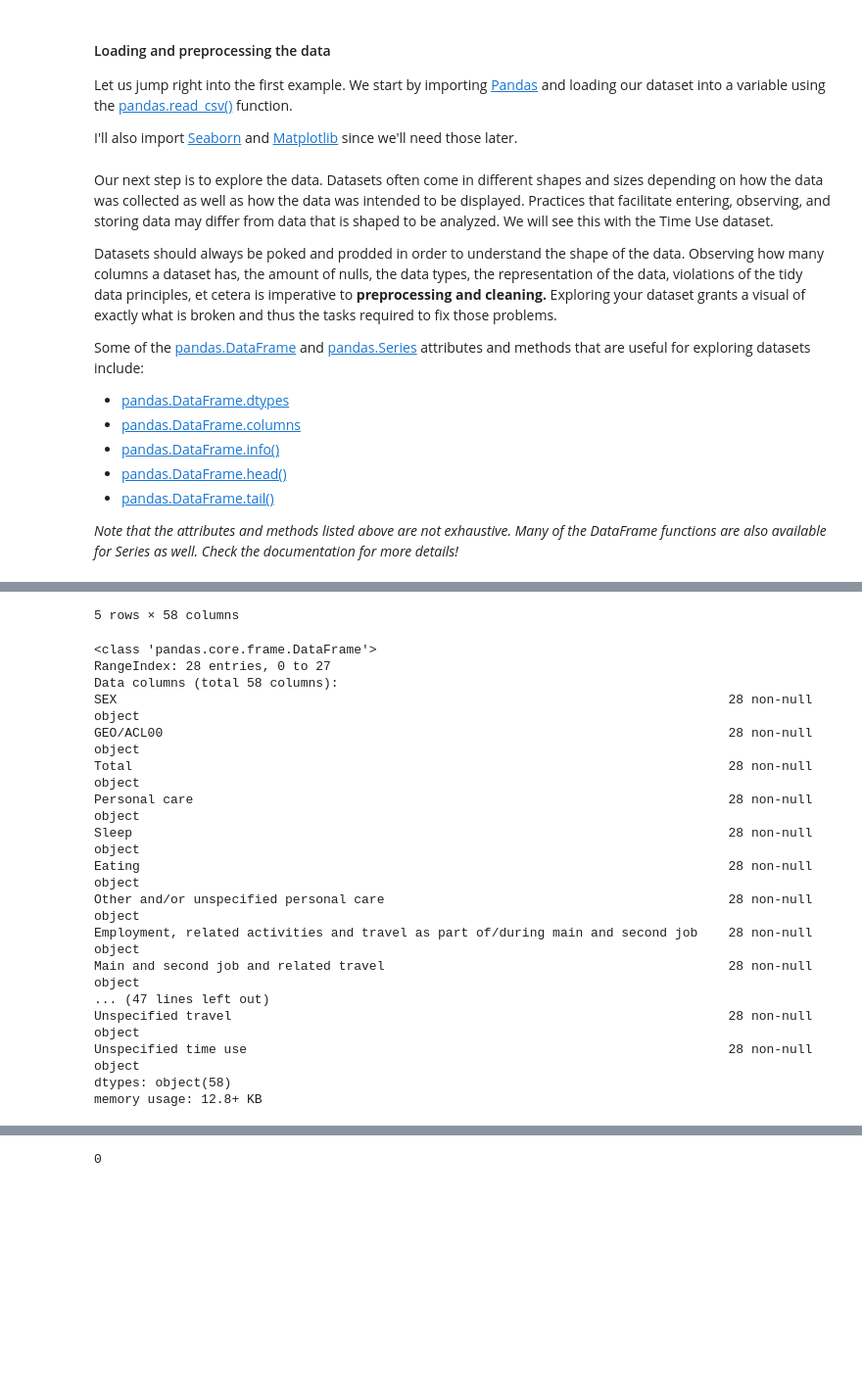
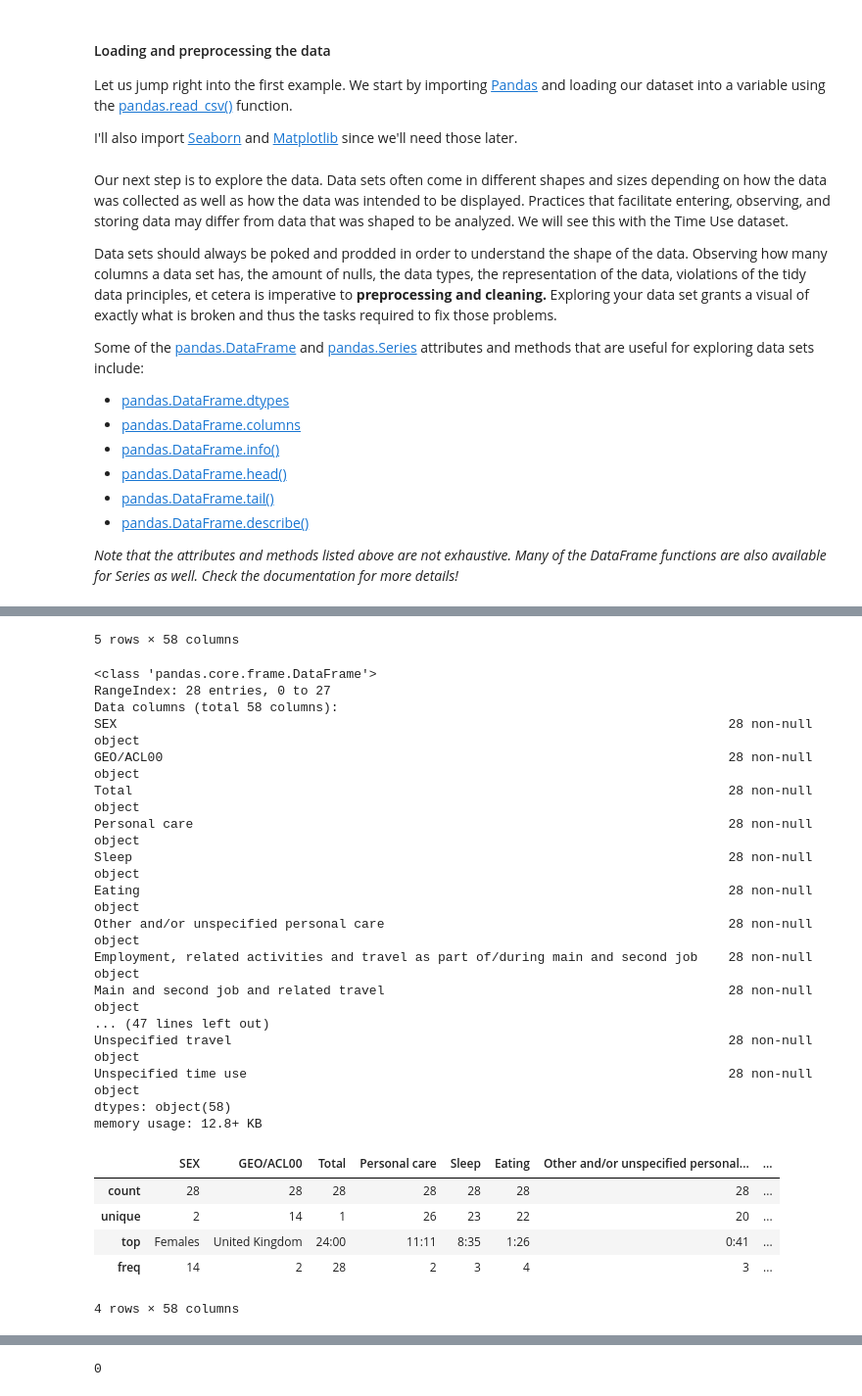
Before and after one commit to joshuamegnauth54/Miscellaneous, a Jupyter notebook: Notes/Python/tidytut_python.ipynb, the cells around one changed output, grey strips where cells are left out. Shown at 98% size. Cells and saved outputs as stored; diff of their text form; code cells hidden in the pictures; blank space fills up the shorter version.

```diff
--- a/Notes/Python/tidytut_python.ipynb
+++ b/Notes/Python/tidytut_python.ipynb
@@ -29,44 +29,52 @@ import seaborn as sns
 
 timeuse_df = pd.read_csv("https://perso.telecom-paristech.fr/eagan/class/igr204/data/TimeUse.csv")
 # %% [markdown]
-Our next step is to explore the data. Datasets often come in different shapes and sizes depending on how the data was collected as well as how the data was intended to be displayed. Practices that facilitate entering, observing, and storing data may differ from data that is shaped to be analyzed. We will see this with the Time Use dataset.
+Our next step is to explore the data. Data sets often come in different shapes and sizes depending on how the data was collected as well as how the data was intended to be displayed. Practices that facilitate entering, observing, and storing data may differ from data that was shaped to be analyzed. We will see this with the Time Use dataset.
 
-Datasets should always be poked and prodded in order to understand the shape of the data. Observing how many columns a dataset has, the amount of nulls, the data types, the representation of the data, violations of the tidy data principles, et cetera is imperative to **preprocessing and cleaning.** Exploring your dataset grants a visual of exactly what is broken and thus the tasks required to fix those problems.
+Data sets should always be poked and prodded in order to understand the shape of the data. Observing how many columns a data set has, the amount of nulls, the data types, the representation of the data, violations of the tidy data principles, et cetera is imperative to **preprocessing and cleaning.** Exploring your data set grants a visual of exactly what is broken and thus the tasks required to fix those problems.
 
-Some of the [pandas.DataFrame](https://pandas.pydata.org/pandas-docs/stable/reference/frame.html) and [pandas.Series](https://pandas.pydata.org/pandas-docs/stable/reference/series.html) attributes and methods that are useful for exploring datasets include:
+Some of the [pandas.DataFrame](https://pandas.pydata.org/pandas-docs/stable/reference/frame.html) and [pandas.Series](https://pandas.pydata.org/pandas-docs/stable/reference/series.html) attributes and methods that are useful for exploring data sets include:
 * [pandas.DataFrame.dtypes](https://pandas.pydata.org/pandas-docs/stable/reference/api/pandas.DataFrame.dtypes.html#pandas.DataFrame.dtypes)
 * [pandas.DataFrame.columns](https://pandas.pydata.org/pandas-docs/stable/reference/api/pandas.DataFrame.columns.html#pandas.DataFrame.columns)
 * [pandas.DataFrame.info()](https://pandas.pydata.org/pandas-docs/stable/reference/api/pandas.DataFrame.info.html#pandas.DataFrame.info)
 * [pandas.DataFrame.head()](https://pandas.pydata.org/pandas-docs/stable/reference/api/pandas.DataFrame.head.html#pandas.DataFrame.head)
 * [pandas.DataFrame.tail()](https://pandas.pydata.org/pandas-docs/stable/reference/api/pandas.DataFrame.tail.html#pandas.DataFrame.tail)
+* [pandas.DataFrame.describe()](https://pandas.pydata.org/pandas-docs/stable/reference/api/pandas.DataFrame.describe.html)
 
 _Note that the attributes and methods listed above are not exhaustive. Many of the DataFrame functions are also available for Series as well. Check the documentation for more details!_
 # %%
 display(timeuse_df.head())
 timeuse_df.info()
+timeuse_df.describe()
 # %% [output]
 |  | SEX | GEO/ACL00 | Total | Personal care | Sleep | Eating | Other and/or unspecified personal... | ... |
 | 0 | Males | Belgium | 24:00 | 10:45 | 8:15 | 1:49 | 0:42 | ... |
 | 1 | Males | Bulgaria | 24:00 | 11:54 | 9:08 | 2:07 | 0:39 | ... |
 | 2 | Males | Germany (including former GDR fro... | 24:00 | 10:40 | 8:08 | 1:43 | 0:49 | ... |
 | 3 | Males | Estonia | 24:00 | 10:35 | 8:24 | 1:19 | 0:52 | ... |
 | 4 | Males | Spain | 24:00 | 11:11 | 8:36 | 1:47 | 0:48 | ... |
 5 rows × 58 columns
 <class 'pandas.core.frame.DataFrame'>
 RangeIndex: 28 entries, 0 to 27
 Data columns (total 58 columns):
 SEX                                                                                28 non-null object
 GEO/ACL00                                                                          28 non-null object
 Total                                                                              28 non-null object
 Personal care                                                                      28 non-null object
 Sleep                                                                              28 non-null object
 Eating                                                                             28 non-null object
 Other and/or unspecified personal care                                             28 non-null object
 Employment, related activities and travel as part of/during main and second job    28 non-null object
 Main and second job and related travel                                             28 non-null object
 ... (47 lines left out)
 Unspecified travel                                                                 28 non-null object
 Unspecified time use                                                               28 non-null object
 dtypes: object(58)
 memory usage: 12.8+ KB
+|  | SEX | GEO/ACL00 | Total | Personal care | Sleep | Eating | Other and/or unspecified personal... | ... |
+| count | 28 | 28 | 28 | 28 | 28 | 28 | 28 | ... |
+| unique | 2 | 14 | 1 | 26 | 23 | 22 | 20 | ... |
+| top | Females | United Kingdom | 24:00 | 11:11 | 8:35 | 1:26 | 0:41 | ... |
+| freq | 14 | 2 | 28 | 2 | 3 | 4 | 3 | ... |
+4 rows × 58 columns
 # %% [markdown]
```
Also changed, not shown: parts of 6 cells of this notebook.
